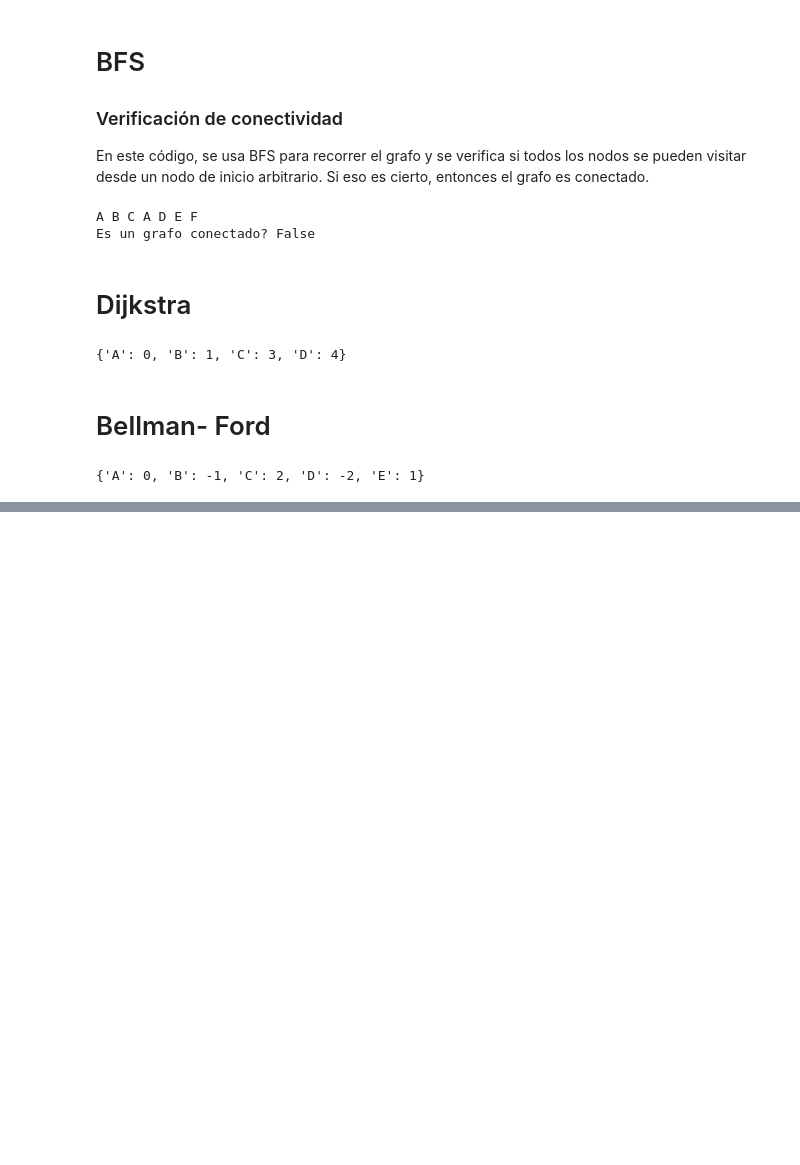
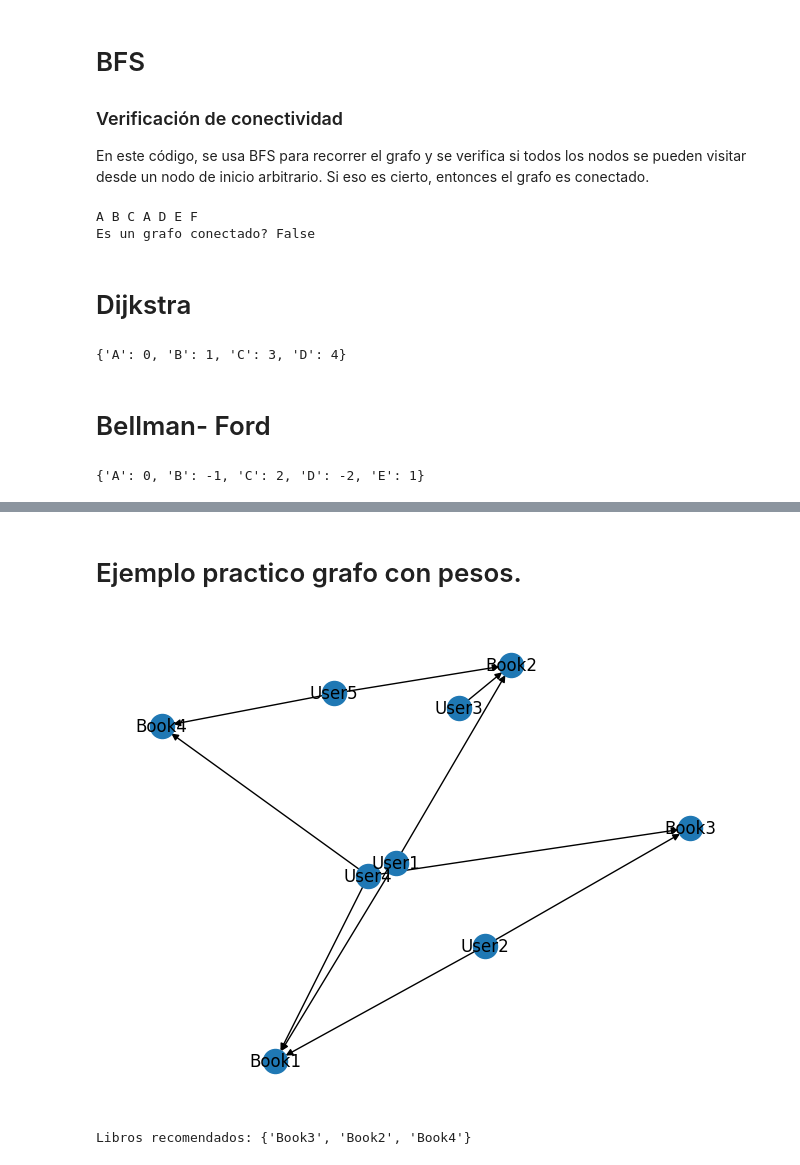
Before and after one commit to sharop/TallerGrafos, a Jupyter notebook: Clase_2_Grafos.ipynb, the cells around one changed output, grey strips where cells are left out. Saved outputs shown, nothing was run; the diff lists cells and outputs as text; code cells hidden in the pictures; blank space fills up the shorter version.

```diff
--- a/Clase_2_Grafos.ipynb
+++ b/Clase_2_Grafos.ipynb
@@ -171,0 +232,43 @@ print(distances)
+# %% [markdown]
+# Ejemplo practico grafo con pesos.
+# %%
+import networkx as nx
+import matplotlib.pyplot as plt
+
+if __name__ == '__main__':
+
+    G = nx.DiGraph()
+
+    # Agregamos las aristas al grafo. Las aristas van desde el usuario al libro que calificó.
+    G.add_edge('User1', 'Book1')
+    G.add_edge('User1', 'Book2')
+    G.add_edge('User2', 'Book1')
+    G.add_edge('User2', 'Book3')
+    G.add_edge('User3', 'Book2')
+    G.add_edge('User4', 'Book4')
+    G.add_edge('User4', 'Book1')
+    G.add_edge('User4', 'Book3')
+    G.add_edge('User5', 'Book2')
+    G.add_edge('User5', 'Book4')
+
+    nx.draw(G, with_labels=True)
+    plt.show()
+
+    selected_book = 'Book1'
+
+    # Encontramos los usuarios que calificaron el libro seleccionado
+    users_who_rated_selected_book = [edge[0] for edge in G.in_edges(selected_book)]
+
+    # Encontramos otros libros que estos usuarios calificaron
+    recommended_books = set()
+    for user in users_who_rated_selected_book:
+        books_rated_by_user = [edge[1] for edge in G.out_edges(user)]
+        recommended_books.update(books_rated_by_user)
+
+    # Eliminamos el libro seleccionado de las recomendaciones
+    recommended_books.discard(selected_book)
+
+    print("Libros recomendados:", recommended_books)
+# %% [output]
+[figure, added]
+Libros recomendados: {'Book3', 'Book2', 'Book4'}
```
Also changed, not shown: parts of 9 cells of this notebook.
